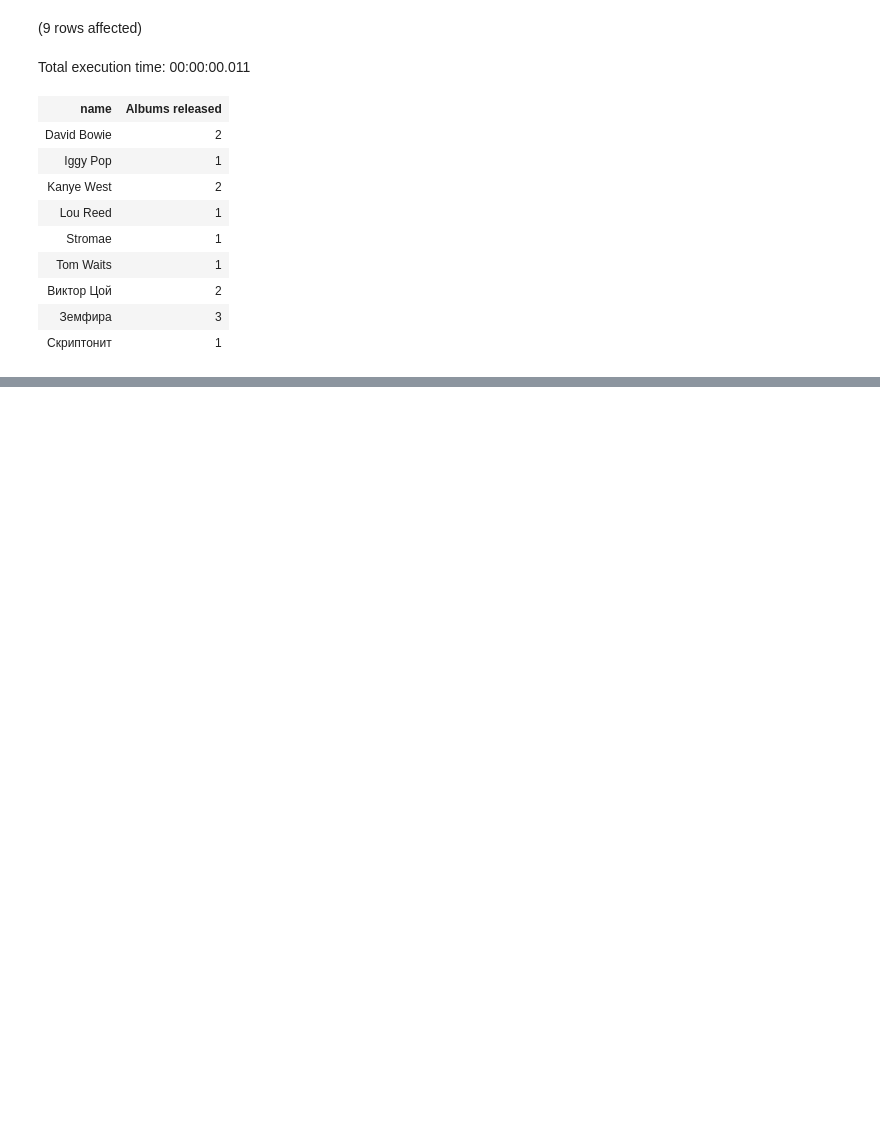
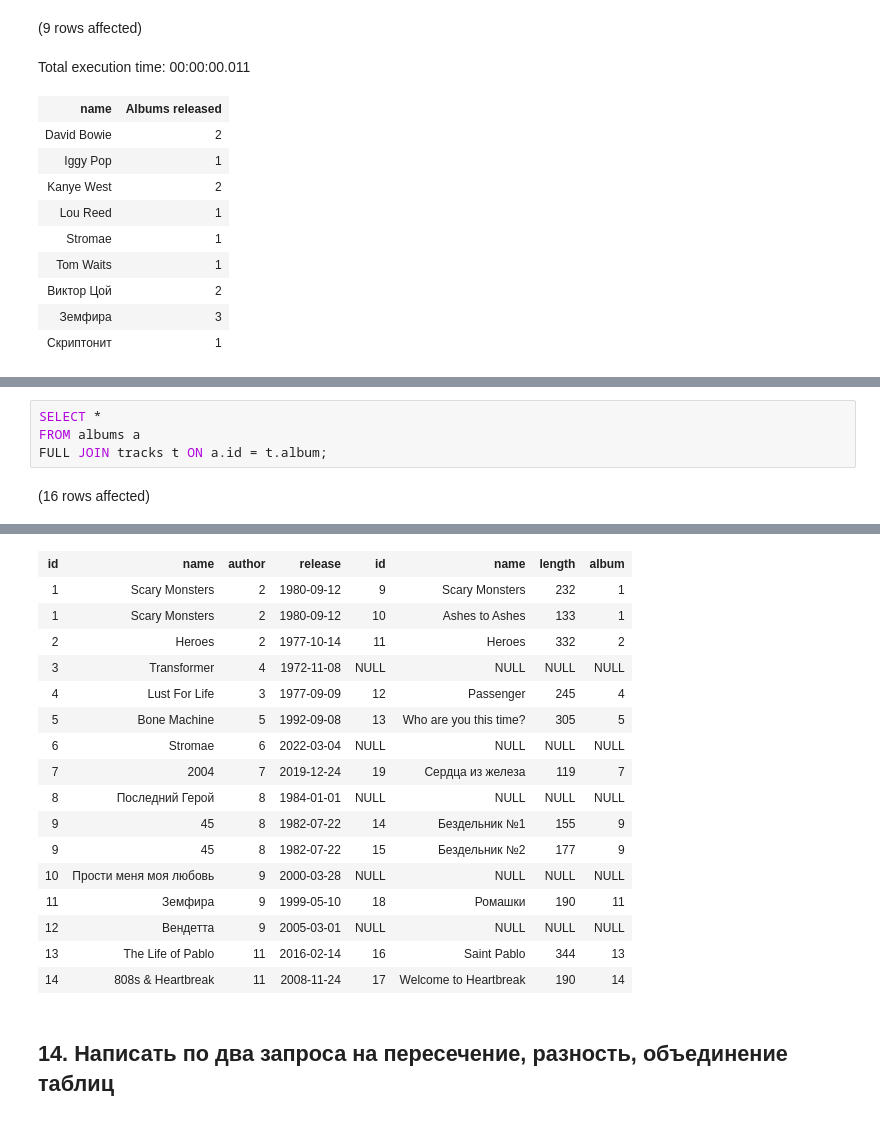
Before and after one commit to petrik33/BSU-Data-Engineering, a Jupyter notebook: 12. Roundup/notebook.ipynb, the cells around one changed output, grey strips where cells are left out. Drawn from its saved outputs; the diff is of its cells as text; blank space fills up the shorter version.

```diff
--- a/12. Roundup/notebook.ipynb
+++ b/12. Roundup/notebook.ipynb
@@ -438,0 +752,6 @@ Total execution time: 00:00:00.011
+# %%
+SELECT *
+FROM albums a
+FULL JOIN tracks t ON a.id = t.album;
+# %% [output]
+(16 rows affected)
@@ -438,0 +759,19 @@ Total execution time: 00:00:00.011
+| id | name | author | release | id | name | length | album |
+| 1 | Scary Monsters | 2 | 1980-09-12 | 9 | Scary Monsters | 232 | 1 |
+| 1 | Scary Monsters | 2 | 1980-09-12 | 10 | Ashes to Ashes | 133 | 1 |
+| 2 | Heroes | 2 | 1977-10-14 | 11 | Heroes | 332 | 2 |
+| 3 | Transformer | 4 | 1972-11-08 | NULL | NULL | NULL | NULL |
+| 4 | Lust For Life | 3 | 1977-09-09 | 12 | Passenger | 245 | 4 |
+| 5 | Bone Machine | 5 | 1992-09-08 | 13 | Who are you this time? | 305 | 5 |
+| 6 | Stromae | 6 | 2022-03-04 | NULL | NULL | NULL | NULL |
+| 7 | 2004 | 7 | 2019-12-24 | 19 | Сердца из железа | 119 | 7 |
+| 8 | Последний Герой | 8 | 1984-01-01 | NULL | NULL | NULL | NULL |
+| 9 | 45 | 8 | 1982-07-22 | 14 | Бездельник №1 | 155 | 9 |
+| 9 | 45 | 8 | 1982-07-22 | 15 | Бездельник №2 | 177 | 9 |
+| 10 | Прости меня моя любовь | 9 | 2000-03-28 | NULL | NULL | NULL | NULL |
+| 11 | Земфира | 9 | 1999-05-10 | 18 | Ромашки | 190 | 11 |
+| 12 | Вендетта | 9 | 2005-03-01 | NULL | NULL | NULL | NULL |
+| 13 | The Life of Pablo | 11 | 2016-02-14 | 16 | Saint Pablo | 344 | 13 |
+| 14 | 808s & Heartbreak | 11 | 2008-11-24 | 17 | Welcome to Heartbreak | 190 | 14 |
+# %% [markdown]
+## 14. Написать по два запроса на пересечение, разность, объединение таблиц
```
Also changed, not shown: parts of 55 cells of this notebook.
